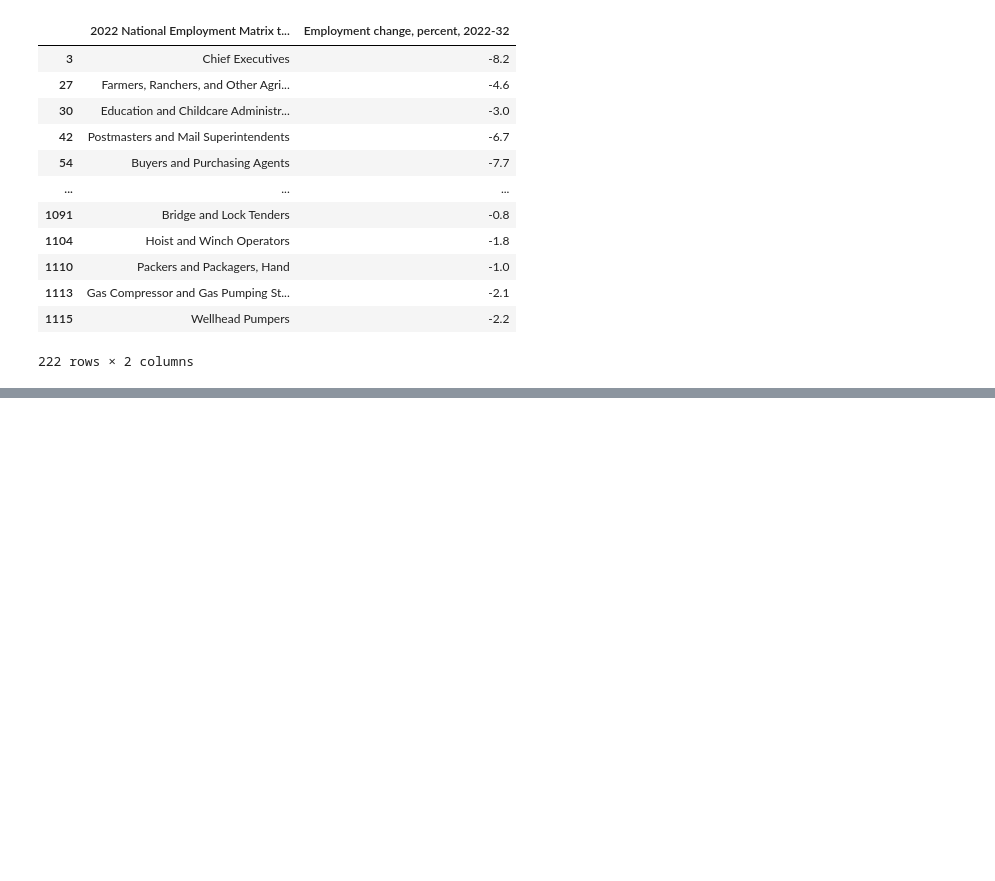
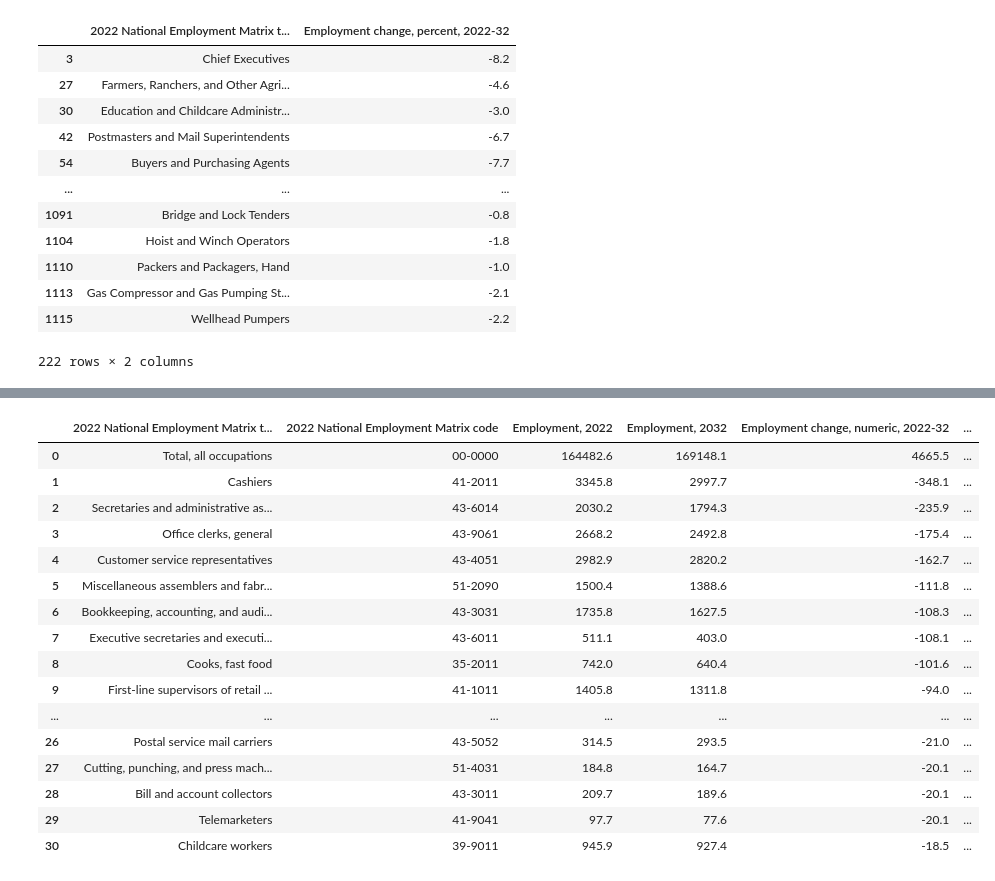
Before and after one commit to vinaya-kusuma/Project1, a Jupyter notebook: Occupation_Analysis.ipynb, the cells around one changed output, grey strips where cells are left out. Cells and saved outputs as stored; diff of their text form; code cells hidden in the pictures; blank space fills up the shorter version.

```diff
--- a/Occupation_Analysis.ipynb
+++ b/Occupation_Analysis.ipynb
@@ -517,0 +622,4 @@ fastest_declining_occ
+# %%
+# Remove the footer in the last 4 lines
+job_decline_df = job_decline_df.drop(job_decline_df.index[-3:], axis=0)
+job_decline_df.tail()
@@ -517,0 +633,20 @@ fastest_declining_occ
+# %%
+job_decline_df
+# %% [output]
+|  | 2022 National Employment Matrix t... | 2022 National Employment Matrix code | Employment, 2022 | Employment, 2032 | Employment change, numeric, 2022-32 | ... |
+| 0 | Total, all occupations | 00-0000 | 164482.6 | 169148.1 | 4665.5 | ... |
+| 1 | Cashiers | 41-2011 | 3345.8 | 2997.7 | -348.1 | ... |
+| 2 | Secretaries and administrative as... | 43-6014 | 2030.2 | 1794.3 | -235.9 | ... |
+| 3 | Office clerks, general | 43-9061 | 2668.2 | 2492.8 | -175.4 | ... |
+| 4 | Customer service representatives | 43-4051 | 2982.9 | 2820.2 | -162.7 | ... |
+| 5 | Miscellaneous assemblers and fabr... | 51-2090 | 1500.4 | 1388.6 | -111.8 | ... |
+| 6 | Bookkeeping, accounting, and audi... | 43-3031 | 1735.8 | 1627.5 | -108.3 | ... |
+| 7 | Executive secretaries and executi... | 43-6011 | 511.1 | 403.0 | -108.1 | ... |
+| 8 | Cooks, fast food | 35-2011 | 742.0 | 640.4 | -101.6 | ... |
+| 9 | First-line supervisors of retail ... | 41-1011 | 1405.8 | 1311.8 | -94.0 | ... |
+| ... | ... | ... | ... | ... | ... | ... |
+| 26 | Postal service mail carriers | 43-5052 | 314.5 | 293.5 | -21.0 | ... |
+| 27 | Cutting, punching, and press mach... | 51-4031 | 184.8 | 164.7 | -20.1 | ... |
+| 28 | Bill and account collectors | 43-3011 | 209.7 | 189.6 | -20.1 | ... |
+| 29 | Telemarketers | 41-9041 | 97.7 | 77.6 | -20.1 | ... |
+| 30 | Childcare workers | 39-9011 | 945.9 | 927.4 | -18.5 | ... |
```
Also changed, not shown: parts of 41 cells of this notebook, 2 other files.
